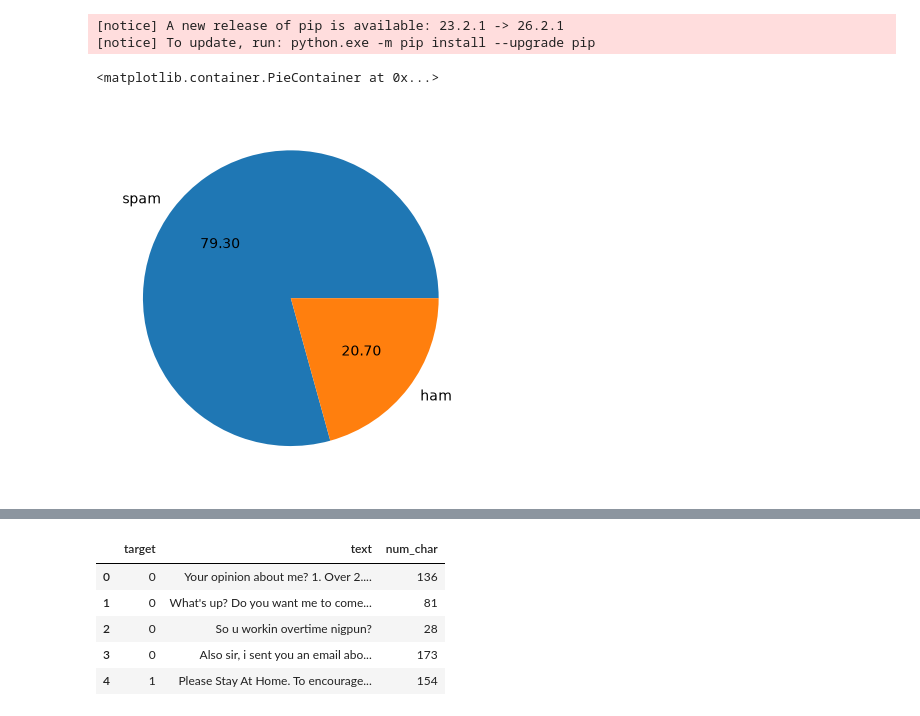
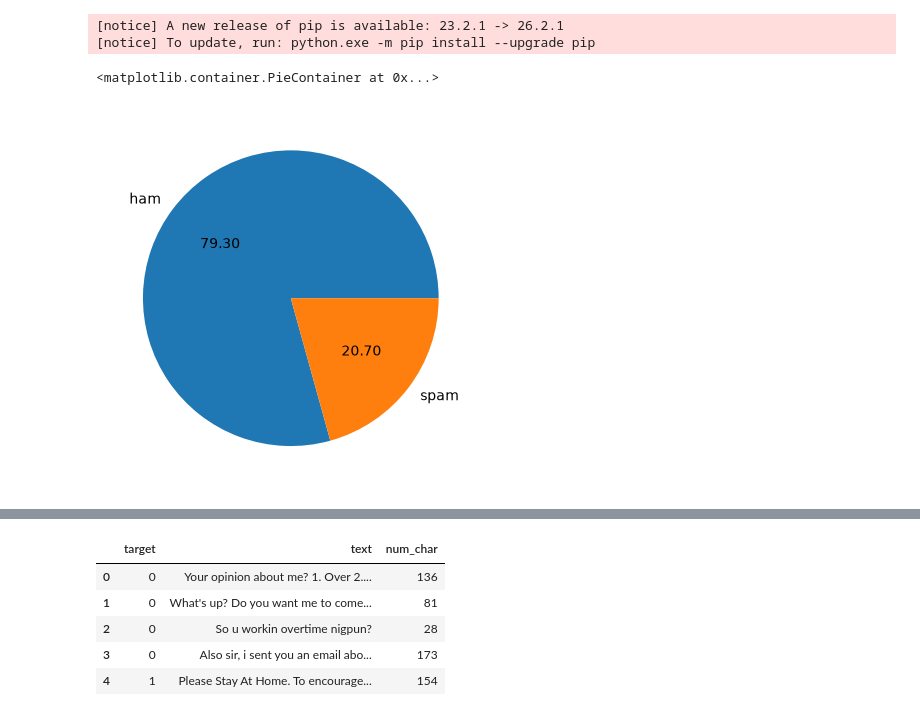
Before and after one commit to yashvendravyas/spam-detection, a Jupyter notebook: spam.ipynb, the cells around one changed output, grey strips where cells are left out. Saved outputs shown, nothing was run; the diff lists cells and outputs as text; code cells hidden in the pictures.

```diff
--- a/spam.ipynb
+++ b/spam.ipynb
@@ -121,10 +121,10 @@ Requirement already satisfied: six>=1.5 in c:\users\yashvendra vyas\appdata\loca
 [notice] To update, run: python.exe -m pip install --upgrade pip
 # %%
 import matplotlib.pyplot as plt
-plt.pie(df["target"].value_counts() , labels=["spam","ham"],autopct="%0.2f")
+plt.pie(df["target"].value_counts() , labels=["ham","spam"],autopct="%0.2f")
 # %% [output]
 <matplotlib.container.PieContainer at 0x...>
-[figure, old version]
+[figure, new version]
 # %%
 !pip install nltk
 import nltk
```
Also changed, not shown: parts of 8 cells of this notebook, 4 other files.
